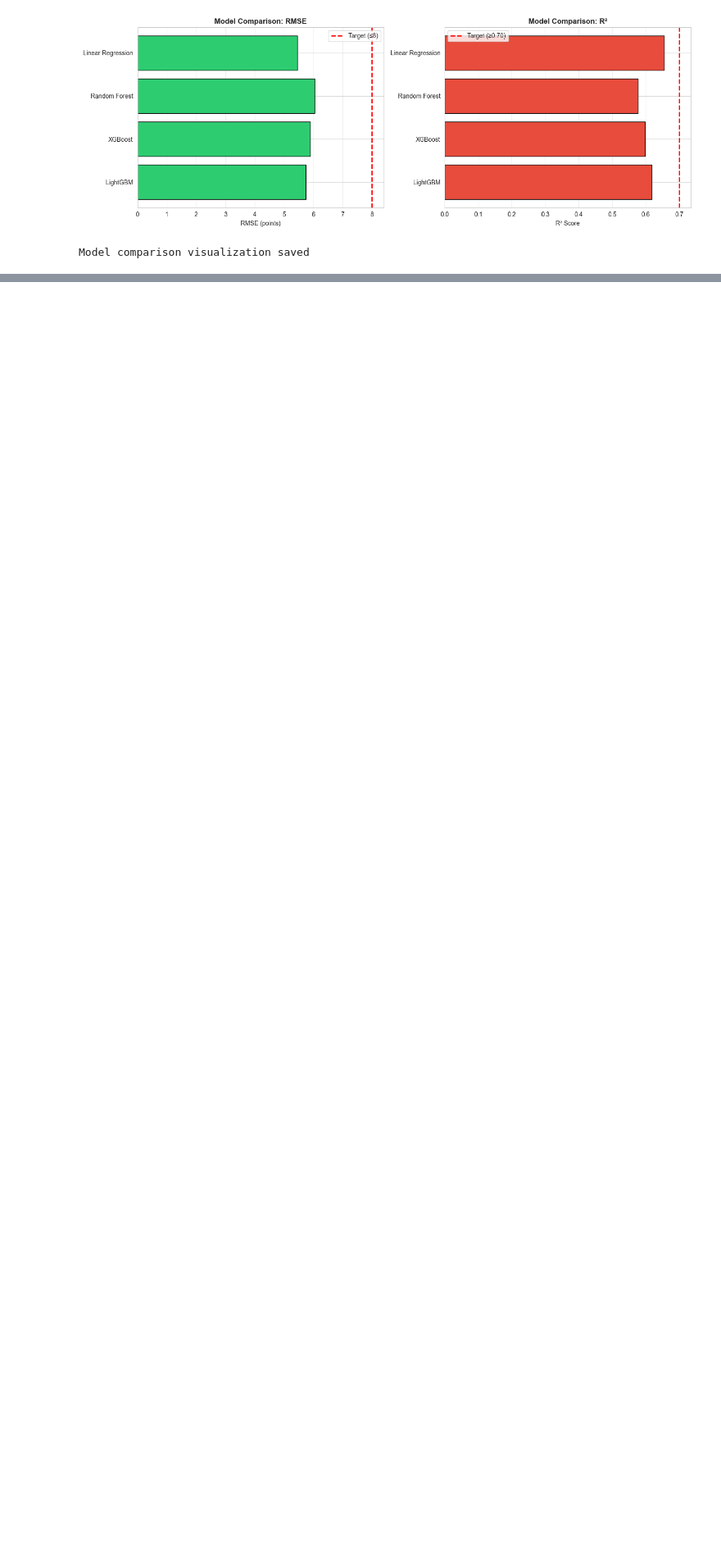
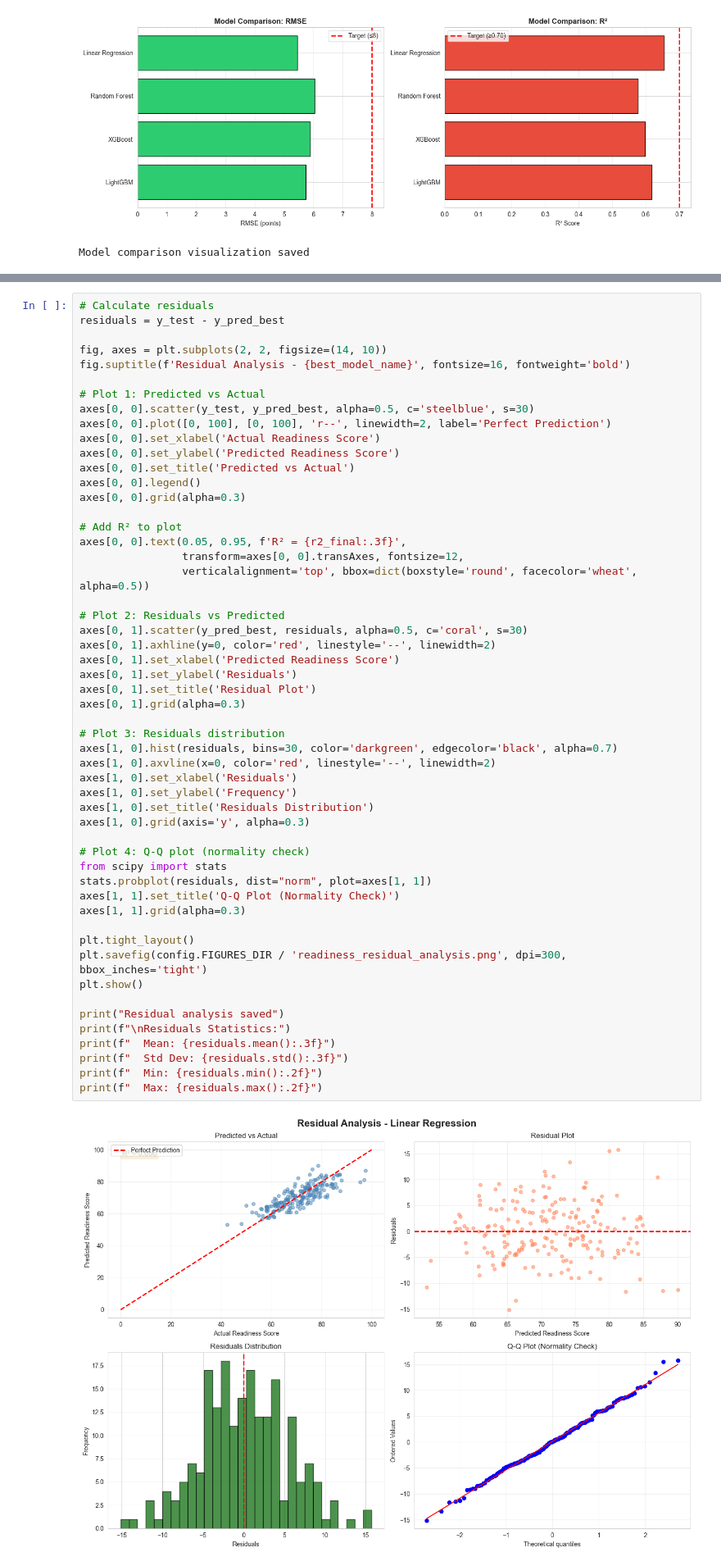
Before and after one commit to addetsi/Military-Personnel-Deployment-and-Attrition-Risk-Modeling, a Jupyter notebook: 05_readiness_modeling.ipynb, the cells around one changed output, grey strips where cells are left out. Shown at 82% size. Drawn from its saved outputs; the diff is of its cells as text; blank space fills up the shorter version.

Commit message:
completed readiness modeling

```diff
--- a/05_readiness_modeling.ipynb
+++ b/05_readiness_modeling.ipynb
@@ -337,0 +374,55 @@ Model comparison visualization saved
+# %%
+# Calculate residuals
+residuals = y_test - y_pred_best
+
+fig, axes = plt.subplots(2, 2, figsize=(14, 10))
+fig.suptitle(f'Residual Analysis - {best_model_name}', fontsize=16, fontweight='bold')
+
+# Plot 1: Predicted vs Actual
+axes[0, 0].scatter(y_test, y_pred_best, alpha=0.5, c='steelblue', s=30)
+axes[0, 0].plot([0, 100], [0, 100], 'r--', linewidth=2, label='Perfect Prediction')
+axes[0, 0].set_xlabel('Actual Readiness Score')
+axes[0, 0].set_ylabel('Predicted Readiness Score')
+axes[0, 0].set_title('Predicted vs Actual')
+axes[0, 0].legend()
+axes[0, 0].grid(alpha=0.3)
+
+# Add R² to plot
+axes[0, 0].text(0.05, 0.95, f'R² = {r2_final:.3f}',
+                transform=axes[0, 0].transAxes, fontsize=12,
+                verticalalignment='top', bbox=dict(boxstyle='round', facecolor='wheat', alpha=0.5))
+
+# Plot 2: Residuals vs Predicted
+axes[0, 1].scatter(y_pred_best, residuals, alpha=0.5, c='coral', s=30)
+axes[0, 1].axhline(y=0, color='red', linestyle='--', linewidth=2)
+axes[0, 1].set_xlabel('Predicted Readiness Score')
+axes[0, 1].set_ylabel('Residuals')
+axes[0, 1].set_title('Residual Plot')
+axes[0, 1].grid(alpha=0.3)
+
+# Plot 3: Residuals distribution
+axes[1, 0].hist(residuals, bins=30, color='darkgreen', edgecolor='black', alpha=0.7)
+axes[1, 0].axvline(x=0, color='red', linestyle='--', linewidth=2)
+axes[1, 0].set_xlabel('Residuals')
+axes[1, 0].set_ylabel('Frequency')
+axes[1, 0].set_title('Residuals Distribution')
+axes[1, 0].grid(axis='y', alpha=0.3)
+
+# Plot 4: Q-Q plot (normality check)
+from scipy import stats
+stats.probplot(residuals, dist="norm", plot=axes[1, 1])
+axes[1, 1].set_title('Q-Q Plot (Normality Check)')
+axes[1, 1].grid(alpha=0.3)
+
+plt.tight_layout()
+plt.savefig(config.FIGURES_DIR / 'readiness_residual_analysis.png', dpi=300, bbox_inches='tight')
+plt.show()
+
+print("Residual analysis saved")
+print(f"\nResiduals Statistics:")
+print(f"  Mean: {residuals.mean():.3f}")
+print(f"  Std Dev: {residuals.std():.3f}")
+print(f"  Min: {residuals.min():.2f}")
+print(f"  Max: {residuals.max():.2f}")
+# %% [output]
+[figure, added]
```
Also changed, not shown: parts of 11 cells of this notebook, 5 other files.
